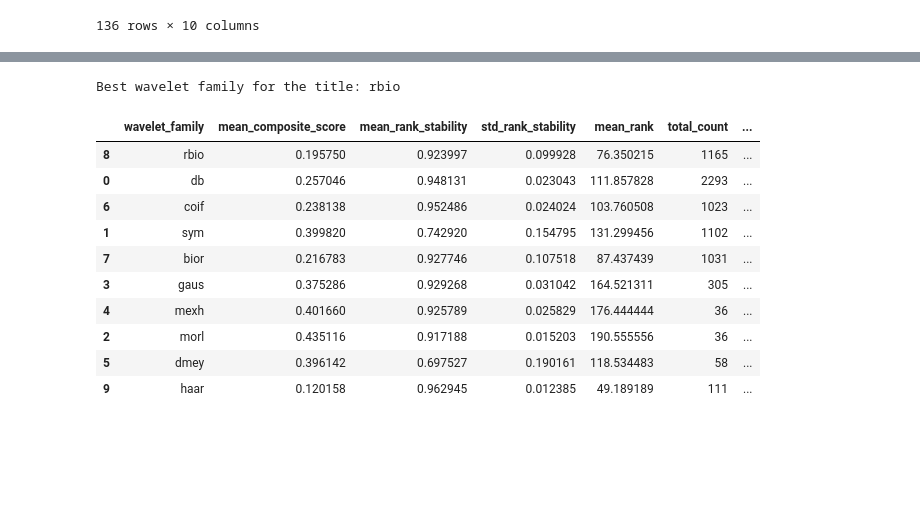
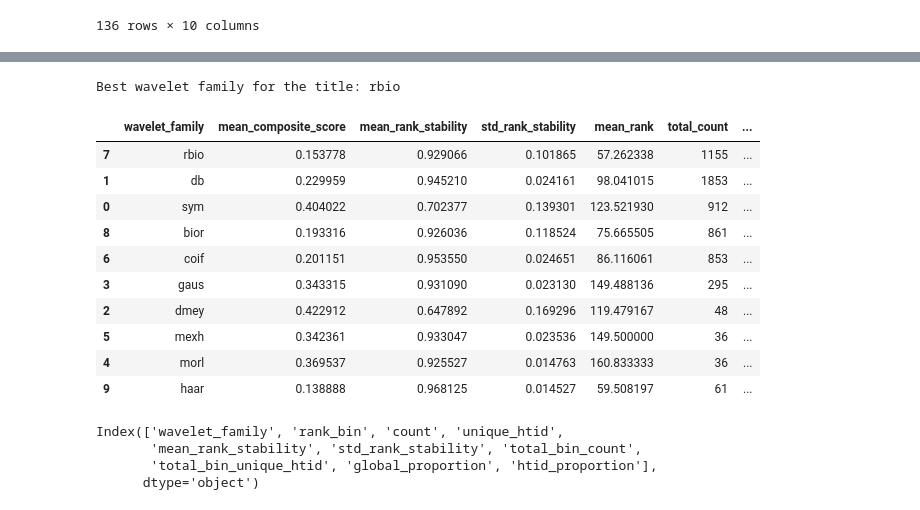
Before and after one commit to Informing-The-Third-World/periodical-wavelet-analysis, a Jupyter notebook: notebooks/IndividualVolumeWaveletEDA.ipynb, the cells around one changed output, grey strips where cells are left out. Drawn from its saved outputs; the diff is of its cells as text; code cells hidden in the pictures; blank space fills up the shorter version.

```diff
--- a/notebooks/IndividualVolumeWaveletEDA.ipynb
+++ b/notebooks/IndividualVolumeWaveletEDA.ipynb
@@ -507,37 +656,25 @@ for index, row in subset_preidentified_periodicals_df.iterrows():
 			std_rank_stability=('rank_stability', 'std')  # Standard deviation of rank stability
 		).reset_index()
 
-		# Total count for each rank_bin
-		bin_totals = rank_bin_summary.groupby('rank_bin')['count'].sum().reset_index()
-		bin_totals.rename(columns={'count': 'total_bin_count'}, inplace=True)
-		rank_bin_summary = rank_bin_summary.merge(bin_totals, on='rank_bin')
-
-		# Total unique htid per rank_bin
-		bin_totals_htid = rank_bin_summary.groupby('rank_bin')['unique_htid'].sum().reset_index()
-		bin_totals_htid.rename(columns={'unique_htid': 'total_bin_unique_htid'}, inplace=True)
-		rank_bin_summary = rank_bin_summary.merge(bin_totals_htid, on='rank_bin')
-
-		# Proportion of all wavelets in each bin (relative to total bin count)
-		rank_bin_summary['global_proportion'] = rank_bin_summary['count'] / rank_bin_summary['total_bin_count']
-
-		# Proportion of unique htid in each bin relative to total unique htid for that bin
-		rank_bin_summary['htid_proportion'] = rank_bin_summary['unique_htid'] / rank_bin_summary['total_bin_unique_htid']
-		rank_bin_summary = rank_bin_summary[rank_bin_summary.rank_bin == 'Top 10'].sort_values(by=['global_proportion', 'htid_proportion', 'mean_rank_stability', 'std_rank_stability', 'count', 'unique_htid'], ascending=[False, False, False, True, False, False])
+		# Add proportions
+		rank_bin_summary[f'global_proportion'] = rank_bin_summary['count'] / rank_bin_summary.groupby(f'rank_bin')['count'].transform('sum')
+		rank_bin_summary[f'htid_proportion'] = rank_bin_summary['unique_htid'] / rank_bin_summary.groupby(f'rank_bin')['unique_htid'].transform('sum')
+		rank_bin_summary = rank_bin_summary.sort_values(by=['global_proportion', 'htid_proportion', 'mean_rank_stability', 'std_rank_stability', 'count', 'unique_htid'], ascending=[False, False, False, True, False, False])
 		top_wavelet_family = rank_bin_summary.iloc[0].wavelet_family
 		finalized_subset_combined_results_df = subset_combined_results_df.merge(rank_bin_summary, on=['wavelet_family', 'rank_bin'], how='left')
 		volume_dfs.append(finalized_subset_combined_results_df)
 # %%
 # Combine all volume data for the title into one DataFrame
 combined_volume_df = pd.concat(volume_dfs, ignore_index=True)
-
+console.print(f"Combined data for {individual_htid} with {len(combined_volume_df)} rows.", style="bright_green")
 # Normalize rank and stability across all volumes
-combined_volume_df['final_normalized_rank'] = combined_volume_df['combined_final_wavelet_rank'] / combined_volume_df['combined_final_wavelet_rank'].max()
-combined_volume_df['normalized_stability'] = 1 - combined_volume_df['rank_stability']
+combined_volume_df['all_volumes_normalized_rank'] = combined_volume_df['combined_final_wavelet_rank'] / combined_volume_df['combined_final_wavelet_rank'].max()
+combined_volume_df['all_volumes_normalized_stability'] = 1 - combined_volume_df['rank_stability']
 
 # Compute composite score across all volumes
 alpha = 0.5  # Weight for rank
 beta = 0.5   # Weight for stability
-combined_volume_df['final_composite_score'] = (
-    alpha * combined_volume_df['final_normalized_rank'] +
-    beta * combined_volume_df['normalized_stability']
+combined_volume_df['all_volumes_composite_score'] = (
+    alpha * combined_volume_df['all_volumes_normalized_rank'] +
+    beta * combined_volume_df['all_volumes_normalized_stability']
 )
@@ -544,7 +683,7 @@ combined_volume_df['final_composite_score'] = (
 # %%
 # Aggregate metrics for wavelet families across all volumes
 wavelet_summary = combined_volume_df.groupby('wavelet_family').agg(
-    mean_composite_score=('final_composite_score', 'mean'),
+    mean_composite_score=('all_volumes_composite_score', 'mean'),
     mean_rank_stability=('rank_stability', 'mean'),
     std_rank_stability=('rank_stability', 'std'),
     mean_rank=('combined_final_wavelet_rank', 'mean'),
@@ -745,0 +843,2 @@ final_rank_bin_summary[final_rank_bin_summary.rank_bin=='Top 10'].sort_values(by
+# %%
+final_rank_bin_summary = final_rank_bin_summary.rename(columns={'std_rank_stability': 'binned_std_rank_stability', 'mean_rank_stability': 'binned_mean_rank_stability'})
@@ -746,7 +914,7 @@ final_rank_bin_summary[final_rank_bin_summary.rank_bin=='Top 10'].sort_values(by
 # %%
 # Step 1: Merge rank bin summary into wavelet summary
 rank_bin_summary_top10 = final_rank_bin_summary[final_rank_bin_summary.rank_bin == 'Top 10'][[
-    'wavelet_family', 'global_proportion', 'htid_proportion'
+    'wavelet_family', 'all_volumes_global_proportion', 'all_volumes_htid_proportion'
 ]]
 
 # Merge with the wavelet summary DataFrame
@@ -765,40 +933,40 @@ wavelet_summary['normalized_htid_proportion'] = wavelet_summary['htid_proportion
 # Step 3: Define weights for all metrics
 alpha = 0.3  # Weight for mean composite score
 beta = 0.25  # Weight for rank stability
 gamma = 0.15  # Weight for rank
 delta = 0.1   # Weight for total count
 epsilon = 0.1  # Weight for global proportion
 zeta = 0.1    # Weight for HTID proportion
 
 # Step 4: Compute the final composite score
 wavelet_summary['final_wavelet_composite_score'] = (
     alpha * wavelet_summary['normalized_mean_composite_score'] +
     beta * wavelet_summary['normalized_mean_rank_stability'] +
     gamma * wavelet_summary['normalized_mean_rank'] +
     delta * wavelet_summary['normalized_total_count'] +
     epsilon * wavelet_summary['normalized_global_proportion'] +
     zeta * wavelet_summary['normalized_htid_proportion']
 )
 
 # Step 5: Sort wavelets by the final composite score
 wavelet_summary = wavelet_summary.sort_values(
     by='final_wavelet_composite_score', ascending=False
 )
 
 # Step 6: Select the best wavelet family
 top_wavelet_family = wavelet_summary.iloc[0]
 print(f"Best wavelet family for the title: {top_wavelet_family.wavelet_family}")
 wavelet_summary
 # %% [output]
 Best wavelet family for the title: rbio
 |  | wavelet_family | mean_composite_score | mean_rank_stability | std_rank_stability | mean_rank | total_count | ... |
-| 8 | rbio | 0.195750 | 0.923997 | 0.099928 | 76.350215 | 1165 | ... |
-| 0 | db | 0.257046 | 0.948131 | 0.023043 | 111.857828 | 2293 | ... |
-| 6 | coif | 0.238138 | 0.952486 | 0.024024 | 103.760508 | 1023 | ... |
-| 1 | sym | 0.399820 | 0.742920 | 0.154795 | 131.299456 | 1102 | ... |
-| 7 | bior | 0.216783 | 0.927746 | 0.107518 | 87.437439 | 1031 | ... |
-| 3 | gaus | 0.375286 | 0.929268 | 0.031042 | 164.521311 | 305 | ... |
-| 4 | mexh | 0.401660 | 0.925789 | 0.025829 | 176.444444 | 36 | ... |
-| 2 | morl | 0.435116 | 0.917188 | 0.015203 | 190.555556 | 36 | ... |
-| 5 | dmey | 0.396142 | 0.697527 | 0.190161 | 118.534483 | 58 | ... |
-| 9 | haar | 0.120158 | 0.962945 | 0.012385 | 49.189189 | 111 | ... |
+| 7 | rbio | 0.153778 | 0.929066 | 0.101865 | 57.262338 | 1155 | ... |
+| 1 | db | 0.229959 | 0.945210 | 0.024161 | 98.041015 | 1853 | ... |
+| 0 | sym | 0.404022 | 0.702377 | 0.139301 | 123.521930 | 912 | ... |
+| 8 | bior | 0.193316 | 0.926036 | 0.118524 | 75.665505 | 861 | ... |
+| 6 | coif | 0.201151 | 0.953550 | 0.024651 | 86.116061 | 853 | ... |
+| 3 | gaus | 0.343315 | 0.931090 | 0.023130 | 149.488136 | 295 | ... |
+| 2 | dmey | 0.422912 | 0.647892 | 0.169296 | 119.479167 | 48 | ... |
+| 5 | mexh | 0.342361 | 0.933047 | 0.023536 | 149.500000 | 36 | ... |
+| 4 | morl | 0.369537 | 0.925527 | 0.014763 | 160.833333 | 36 | ... |
+| 9 | haar | 0.138888 | 0.968125 | 0.014527 | 59.508197 | 61 | ... |
@@ -804,0 +977,7 @@ Best wavelet family for the title: rbio
+# %%
+final_rank_bin_summary.columns.intersection(final_combined_volume_df.columns)
+# %% [output]
+Index(['wavelet_family', 'rank_bin', 'count', 'unique_htid',
+       'mean_rank_stability', 'std_rank_stability', 'total_bin_count',
+       'total_bin_unique_htid', 'global_proportion', 'htid_proportion'],
+      dtype='object')
```
Also changed, not shown: parts of 22 cells of this notebook, 1 other file.
